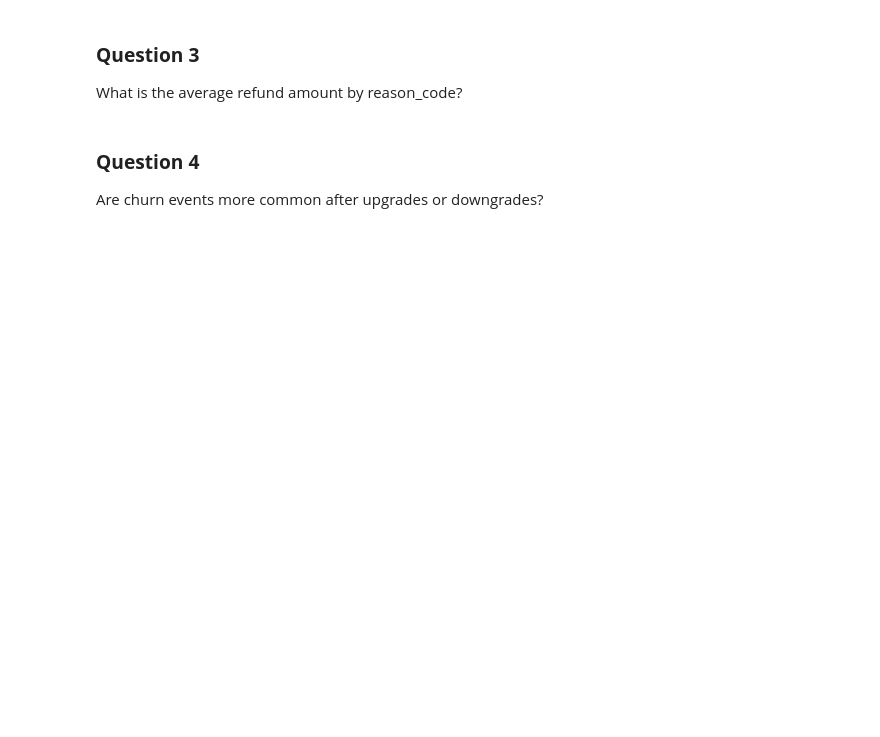
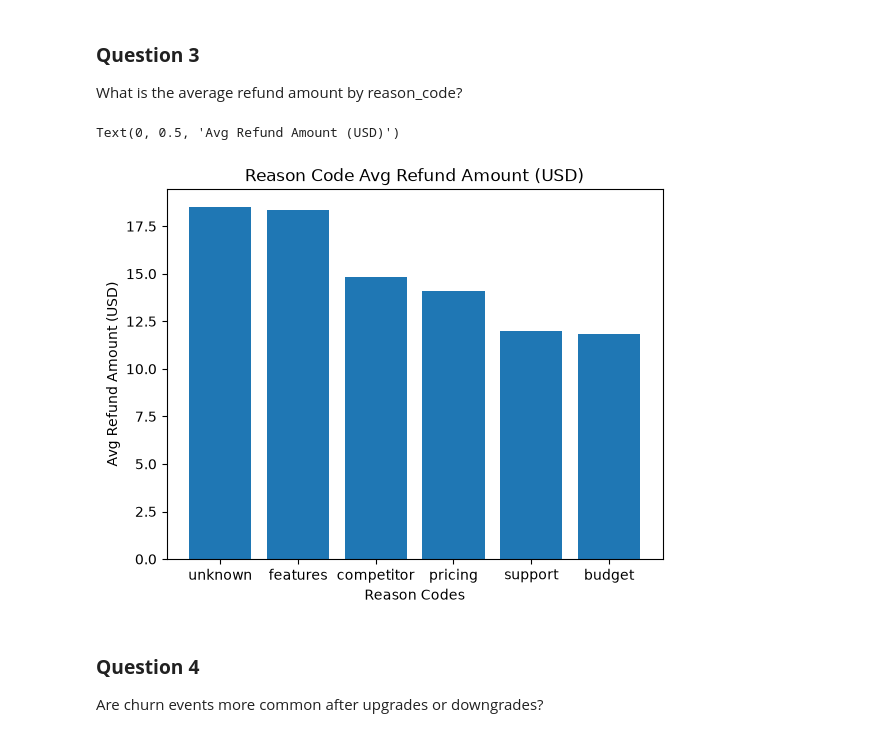
Before and after one commit to UjjwalKarkeyy/Falconstack_SaaS_Growth_Retention, a Jupyter notebook: ETL/etl2_eda.ipynb, the cells around one changed output. Saved outputs shown, nothing was run; the diff lists cells and outputs as text; code cells hidden in the pictures; blank space fills up the shorter version.

```diff
--- a/ETL/etl2_eda.ipynb
+++ b/ETL/etl2_eda.ipynb
@@ -659,6 +727,16 @@ How does churn volume change over time?
 # %% [markdown]
 ### **Question 3**
 What is the average refund amount by reason_code?
+# %%
+data = churn_events_clean_df.groupby('reason_code')['refund_amount_usd'].mean().sort_values(ascending=False)
+
+plt.bar(data.index, data.values)
+plt.title('Reason Code Avg Refund Amount (USD)')
+plt.xlabel('Reason Codes')
+plt.ylabel('Avg Refund Amount (USD)')
+# %% [output]
+Text(0, 0.5, 'Avg Refund Amount (USD)')
+[figure, added]
 # %% [markdown]
 ### **Question 4**
 Are churn events more common after upgrades or downgrades?
```
Also changed, not shown: parts of 12 cells of this notebook.
